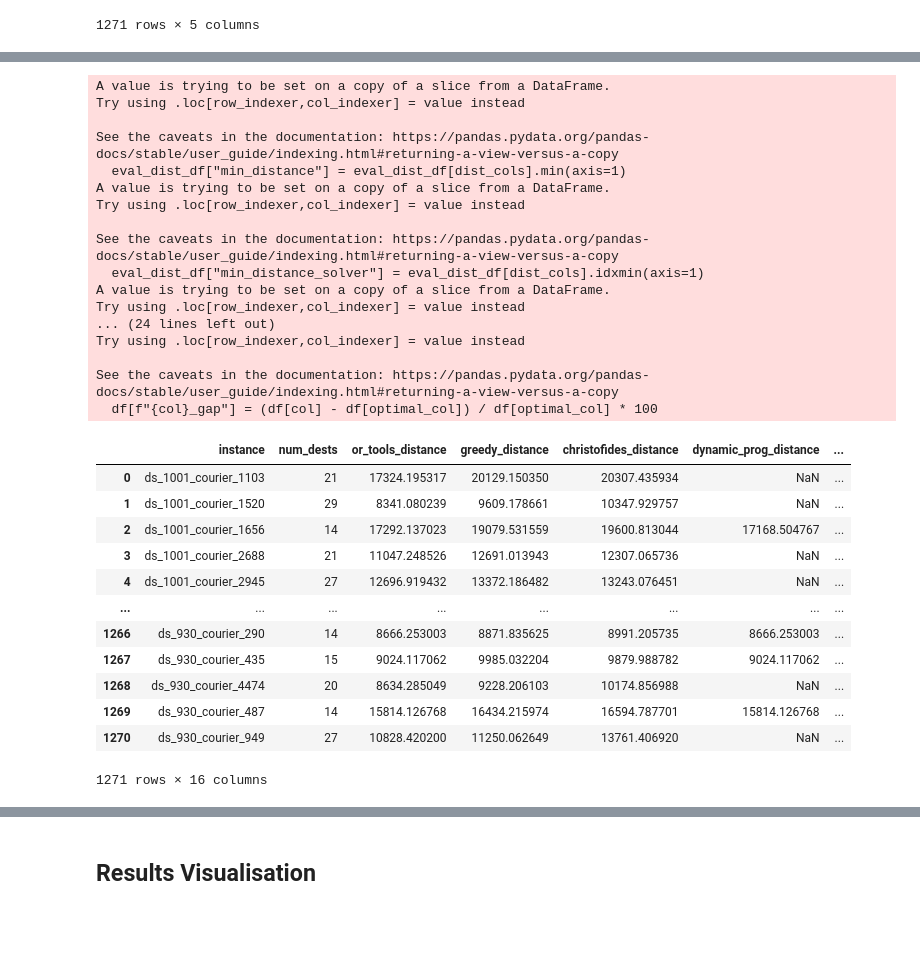
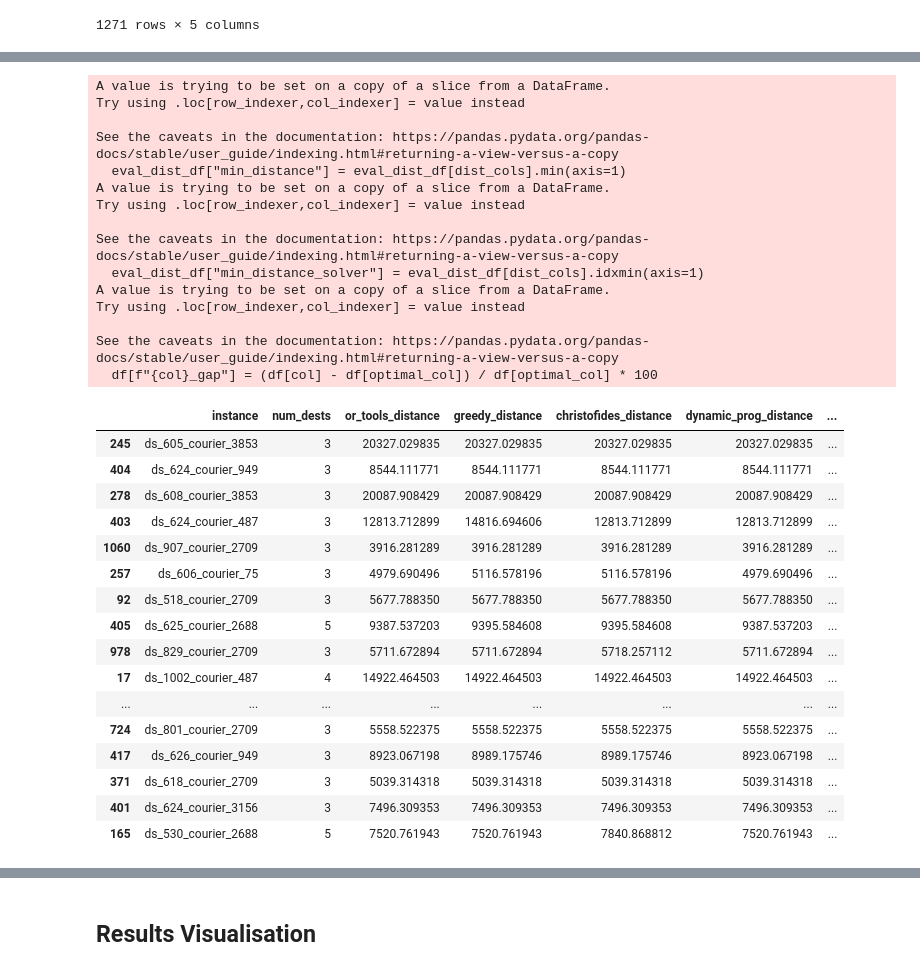
Before and after one commit to issacj-17/2024_SUTD_50021_AI_Project, a Jupyter notebook: notebooks/2024_AI_Group_29_LaDe_Evaluation.ipynb, the cells around one changed output, grey strips where cells are left out. Drawn from its saved outputs; the diff is of its cells as text; code cells hidden in the pictures; blank space fills up the shorter version.

```diff
--- a/notebooks/2024_AI_Group_29_LaDe_Evaluation.ipynb
+++ b/notebooks/2024_AI_Group_29_LaDe_Evaluation.ipynb
@@ -685,9 +685,9 @@ display(greedy_df)
 | 1270 | ds_930_courier_949 | [0, 4, 5, 3, 2, 22, 1, 26, 7, 21,... | 11250.062649 | NaN | 27 |
 1271 rows × 5 columns
 # %%
-gnn_beam_5_df.rename(columns={"sequence": "gnn_beam_5_sequence", "distance (m)": "gnn_beam_5_distance", "time (ns)": "gnn_beam_5_time"}, inplace=True)
-# gnn_beam_5_df.isna().sum()
-display(gnn_beam_5_df)
+df_gnn_beam_5 = gnn_beam_5_df.rename(columns={"sequence": "gnn_beam_5_sequence", "distance (m)": "gnn_beam_5_distance", "time (ns)": "gnn_beam_5_time"})
+
+display(df_gnn_beam_5)
 # %% [output]
 |  | instance | gnn_beam_5_sequence | gnn_beam_5_distance | gnn_beam_5_time | num_dests |
 | 0 | ds_1001_courier_1103 | [0, 13, 4, 15, 11, 5, 3, 20, 14, ... | 44395.808594 | 6995200 | 21 |
@@ -703,9 +703,9 @@ display(gnn_beam_5_df)
 | 1270 | ds_930_courier_949 | [0, 1, 6, 17, 4, 15, 12, 25, 23, ... | 36187.906250 | 8010500 | 27 |
 1271 rows × 5 columns
 # %%
-gnn_beam_10_df.rename(columns={"sequence": "gnn_beam_10_sequence", "distance (m)": "gnn_beam_10_distance", "time (ns)": "gnn_beam_10_time"}, inplace=True)
-# gnn_beam_10_df.isna().sum()
-display(gnn_beam_10_df)
+df_gnn_beam_10 = gnn_beam_10_df.rename(columns={"sequence": "gnn_beam_10_sequence", "distance (m)": "gnn_beam_10_distance", "time (ns)": "gnn_beam_10_time"})
+
+display(df_gnn_beam_10)
 # %% [output]
 |  | instance | gnn_beam_10_sequence | gnn_beam_10_distance | gnn_beam_10_time | num_dests |
 | 0 | ds_1001_courier_1103 | [0, 13, 4, 15, 11, 5, 3, 20, 14, ... | 44395.808594 | 6995200 | 21 |
@@ -722,9 +722,9 @@ display(gnn_beam_10_df)
 1271 rows × 5 columns
 # %%
 dynamic_prog_df.replace({"sequence": -1, "distance (m)": -1, "time (ns)": 0}, np.nan, inplace=True)
-dynamic_prog_df.rename(columns={"sequence": "dynamic_prog_sequence", "distance (m)": "dynamic_prog_distance", "time (ns)": "dynamic_prog_time"}, inplace=True)
+df_dynamic_prog = dynamic_prog_df.rename(columns={"sequence": "dynamic_prog_sequence", "distance (m)": "dynamic_prog_distance", "time (ns)": "dynamic_prog_time"})
 
-display(dynamic_prog_df)
+display(df_dynamic_prog)
 # %% [output]
 |  | instance | dynamic_prog_sequence | dynamic_prog_distance | dynamic_prog_time | num_dests |
 | 0 | ds_1001_courier_1103 | NaN | NaN | NaN | 21 |
@@ -740,7 +740,7 @@ display(dynamic_prog_df)
 | 1270 | ds_930_courier_949 | NaN | NaN | NaN | 27 |
 1271 rows × 5 columns
 # %%
-combined_df = pd.concat([or_tools_df, greedy_df, christofides_df, dynamic_prog_df, gnn_beam_5_df, gnn_beam_10_df], axis=1)
+combined_df = pd.concat([df_or_tools, df_greedy, df_christofides, df_dynamic_prog, df_gnn_beam_5, df_gnn_beam_10], axis=1)
 combined_df = combined_df.loc[:,~combined_df.columns.duplicated()]
 display(combined_df)
 # %% [output]
@@ -784,41 +784,43 @@ def compute_optimality_gap(df, optimal_col, other_cols):
 # %%
 dist_cols = ["or_tools_distance", "greedy_distance", "christofides_distance", "dynamic_prog_distance", "gnn_beam_5_distance", "gnn_beam_10_distance"]
 
 eval_dist_df["min_distance"] = eval_dist_df[dist_cols].min(axis=1)
 eval_dist_df["min_distance_solver"] = eval_dist_df[dist_cols].idxmin(axis=1)
 eval_dist_df = compute_optimality_gap(eval_dist_df, "min_distance", dist_cols)
-display(eval_dist_df)
+display(eval_dist_df.sort_values(by="gnn_beam_5_distance_gap").head(25))
 # %% [output]
 A value is trying to be set on a copy of a slice from a DataFrame.
 Try using .loc[row_indexer,col_indexer] = value instead
 
 See the caveats in the documentation: https://pandas.pydata.org/pandas-docs/stable/user_guide/indexing.html#returning-a-view-versus-a-copy
   eval_dist_df["min_distance"] = eval_dist_df[dist_cols].min(axis=1)
 A value is trying to be set on a copy of a slice from a DataFrame.
 Try using .loc[row_indexer,col_indexer] = value instead
 
 See the caveats in the documentation: https://pandas.pydata.org/pandas-docs/stable/user_guide/indexing.html#returning-a-view-versus-a-copy
   eval_dist_df["min_distance_solver"] = eval_dist_df[dist_cols].idxmin(axis=1)
 A value is trying to be set on a copy of a slice from a DataFrame.
 Try using .loc[row_indexer,col_indexer] = value instead
-... (24 lines left out)
-Try using .loc[row_indexer,col_indexer] = value instead
 
 See the caveats in the documentation: https://pandas.pydata.org/pandas-docs/stable/user_guide/indexing.html#returning-a-view-versus-a-copy
   df[f"{col}_gap"] = (df[col] - df[optimal_col]) / df[optimal_col] * 100
 |  | instance | num_dests | or_tools_distance | greedy_distance | christofides_distance | dynamic_prog_distance | ... |
-| 0 | ds_1001_courier_1103 | 21 | 17324.195317 | 20129.150350 | 20307.435934 | NaN | ... |
-| 1 | ds_1001_courier_1520 | 29 | 8341.080239 | 9609.178661 | 10347.929757 | NaN | ... |
-| 2 | ds_1001_courier_1656 | 14 | 17292.137023 | 19079.531559 | 19600.813044 | 17168.504767 | ... |
-| 3 | ds_1001_courier_2688 | 21 | 11047.248526 | 12691.013943 | 12307.065736 | NaN | ... |
-| 4 | ds_1001_courier_2945 | 27 | 12696.919432 | 13372.186482 | 13243.076451 | NaN | ... |
+| 245 | ds_605_courier_3853 | 3 | 20327.029835 | 20327.029835 | 20327.029835 | 20327.029835 | ... |
+| 404 | ds_624_courier_949 | 3 | 8544.111771 | 8544.111771 | 8544.111771 | 8544.111771 | ... |
+| 278 | ds_608_courier_3853 | 3 | 20087.908429 | 20087.908429 | 20087.908429 | 20087.908429 | ... |
+| 403 | ds_624_courier_487 | 3 | 12813.712899 | 14816.694606 | 12813.712899 | 12813.712899 | ... |
+| 1060 | ds_907_courier_2709 | 3 | 3916.281289 | 3916.281289 | 3916.281289 | 3916.281289 | ... |
+| 257 | ds_606_courier_75 | 3 | 4979.690496 | 5116.578196 | 5116.578196 | 4979.690496 | ... |
+| 92 | ds_518_courier_2709 | 3 | 5677.788350 | 5677.788350 | 5677.788350 | 5677.788350 | ... |
+| 405 | ds_625_courier_2688 | 5 | 9387.537203 | 9395.584608 | 9395.584608 | 9387.537203 | ... |
+| 978 | ds_829_courier_2709 | 3 | 5711.672894 | 5711.672894 | 5718.257112 | 5711.672894 | ... |
+| 17 | ds_1002_courier_487 | 4 | 14922.464503 | 14922.464503 | 14922.464503 | 14922.464503 | ... |
 | ... | ... | ... | ... | ... | ... | ... | ... |
-| 1266 | ds_930_courier_290 | 14 | 8666.253003 | 8871.835625 | 8991.205735 | 8666.253003 | ... |
-| 1267 | ds_930_courier_435 | 15 | 9024.117062 | 9985.032204 | 9879.988782 | 9024.117062 | ... |
-| 1268 | ds_930_courier_4474 | 20 | 8634.285049 | 9228.206103 | 10174.856988 | NaN | ... |
-| 1269 | ds_930_courier_487 | 14 | 15814.126768 | 16434.215974 | 16594.787701 | 15814.126768 | ... |
-| 1270 | ds_930_courier_949 | 27 | 10828.420200 | 11250.062649 | 13761.406920 | NaN | ... |
+| 724 | ds_801_courier_2709 | 3 | 5558.522375 | 5558.522375 | 5558.522375 | 5558.522375 | ... |
+| 417 | ds_626_courier_949 | 3 | 8923.067198 | 8989.175746 | 8989.175746 | 8923.067198 | ... |
+| 371 | ds_618_courier_2709 | 3 | 5039.314318 | 5039.314318 | 5039.314318 | 5039.314318 | ... |
+| 401 | ds_624_courier_3156 | 3 | 7496.309353 | 7496.309353 | 7496.309353 | 7496.309353 | ... |
+| 165 | ds_530_courier_2688 | 5 | 7520.761943 | 7520.761943 | 7840.868812 | 7520.761943 | ... |
-1271 rows × 16 columns
 # %%
 avg_dist_df = eval_dist_df[["num_dests", "or_tools_distance_gap", "greedy_distance_gap", "christofides_distance_gap", "dynamic_prog_distance_gap", "gnn_beam_5_distance_gap", "gnn_beam_10_distance_gap"]].groupby("num_dests")
 display(avg_dist_df.mean().round(3))
```
Also changed, not shown: parts of 14 cells of this notebook, 3 other files.
